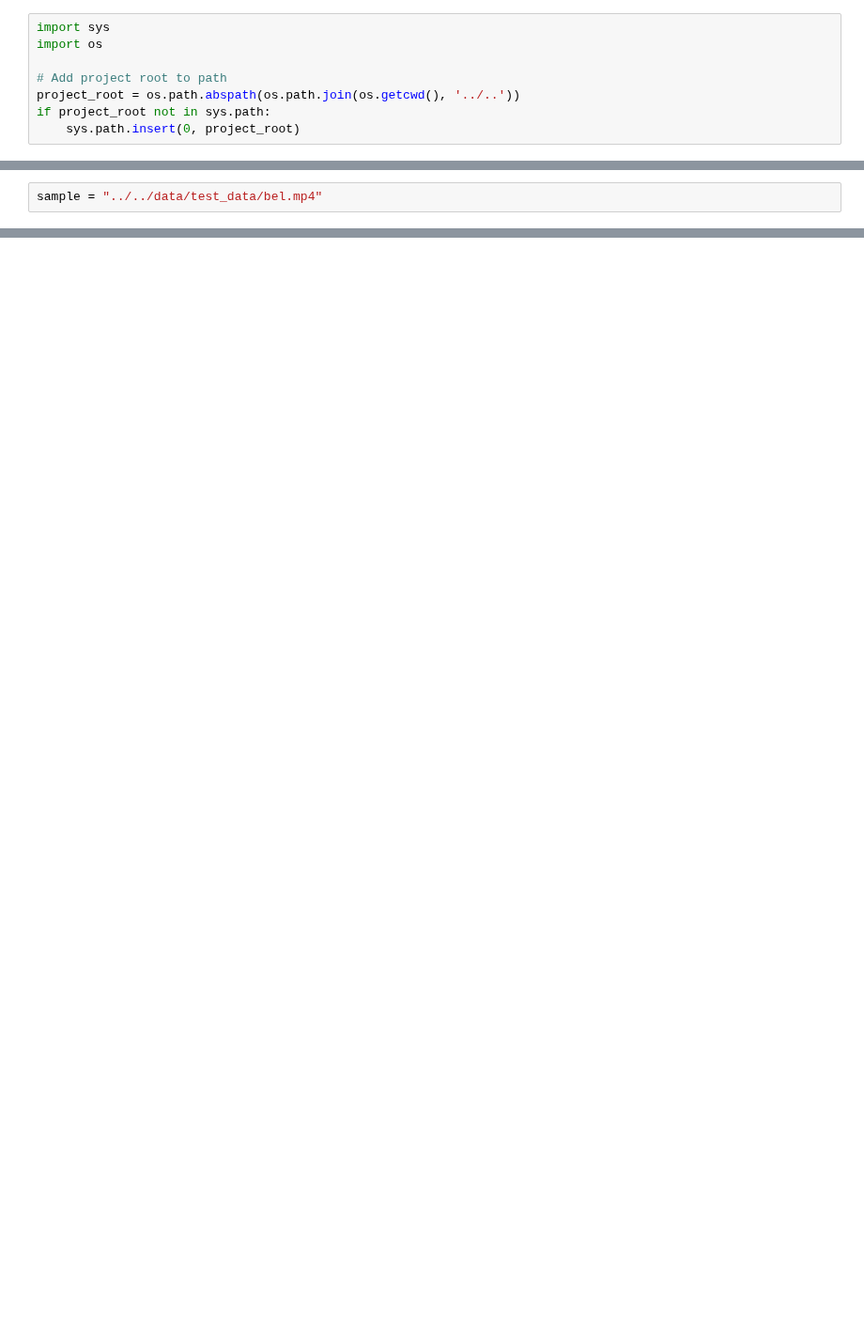
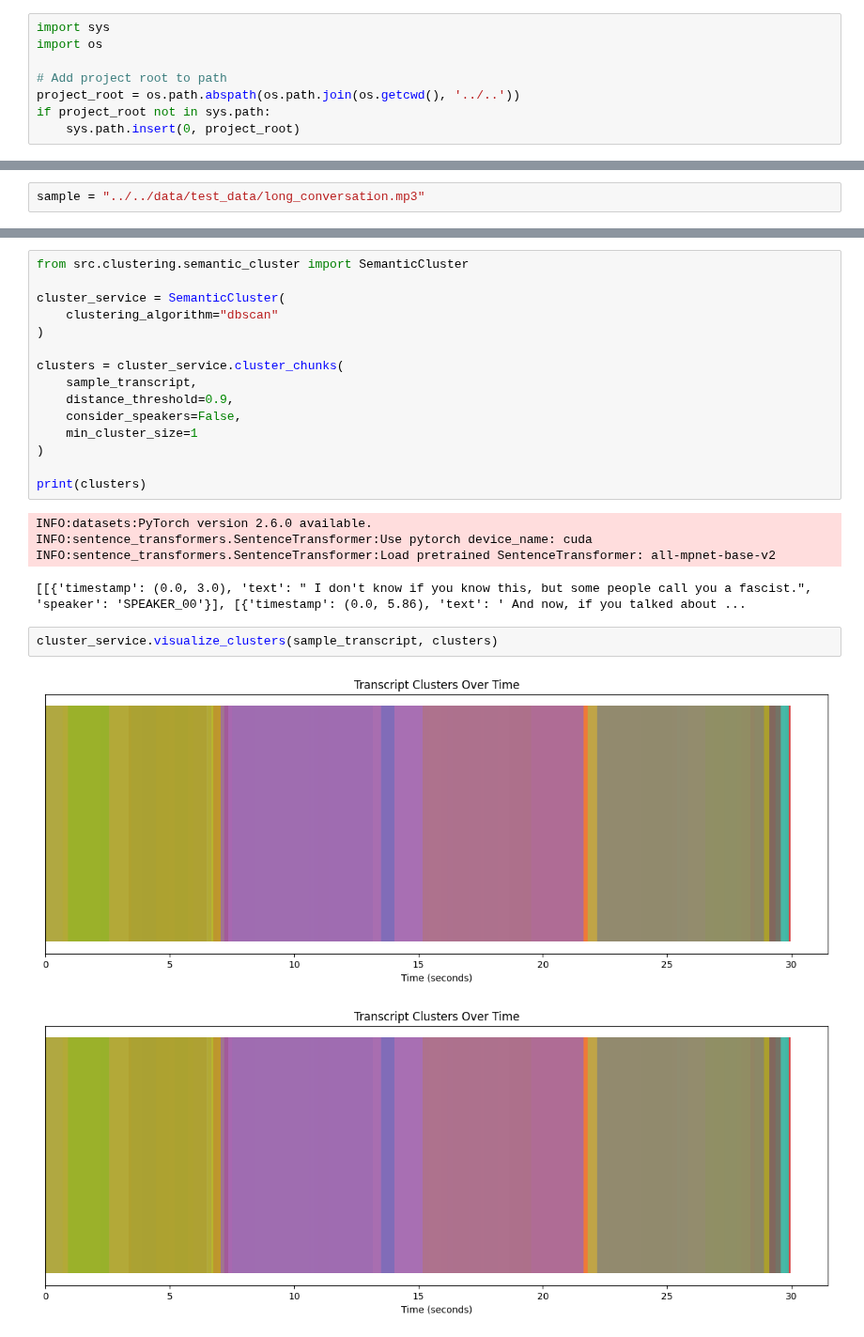
Before and after one commit to abrosimov-software/audio-analyzer, a Jupyter notebook: notebooks/audio_processing/transcription_diarization.ipynb, the cells around one changed output, grey strips where cells are left out. Shown at 94% size. Drawn from its saved outputs; the diff is of its cells as text; blank space fills up the shorter version.

Commit message:
long-form processing

```diff
--- a/notebooks/audio_processing/transcription_diarization.ipynb
+++ b/notebooks/audio_processing/transcription_diarization.ipynb
@@ -21,5 +21,5 @@ INFO:speechbrain.utils.quirks:Applied quirks (see `speechbrain.utils.quirks`): [
 INFO:speechbrain.utils.quirks:Excluded quirks specified by the `SB_DISABLE_QUIRKS` environment (comma-separated list): []
 # %%
-sample = "../../data/test_data/bel.mp4"
+sample = "../../data/test_data/long_conversation.mp3"
 # %%
 sample_transcription = transcription_service.transcribe_with_chunks(sample)
@@ -44,0 +81,25 @@ processor.format_transcript_for_display(sample_transcript)
+# %%
+from src.clustering.semantic_cluster import SemanticCluster
+
+cluster_service = SemanticCluster(
+    clustering_algorithm="dbscan"
+)
+
+clusters = cluster_service.cluster_chunks(
+    sample_transcript,
+    distance_threshold=0.9,
+    consider_speakers=False,
+    min_cluster_size=1
+)
+
+print(clusters)
+# %% [output]
+INFO:datasets:PyTorch version 2.6.0 available.
+INFO:sentence_transformers.SentenceTransformer:Use pytorch device_name: cuda
+INFO:sentence_transformers.SentenceTransformer:Load pretrained SentenceTransformer: all-mpnet-base-v2
+[[{'timestamp': (0.0, 3.0), 'text': " I don't know if you know this, but some people call you a fascist.", 'speaker': 'SPEAKER_00'}], [{'timestamp': (0.0, 5.86), 'text': ' And now, if you talked about ...
+# %%
+cluster_service.visualize_clusters(sample_transcript, clusters)
+# %% [output]
+[figure, added]
+[figure, added]
```
Also changed, not shown: parts of 5 cells of this notebook, 7 other files.
